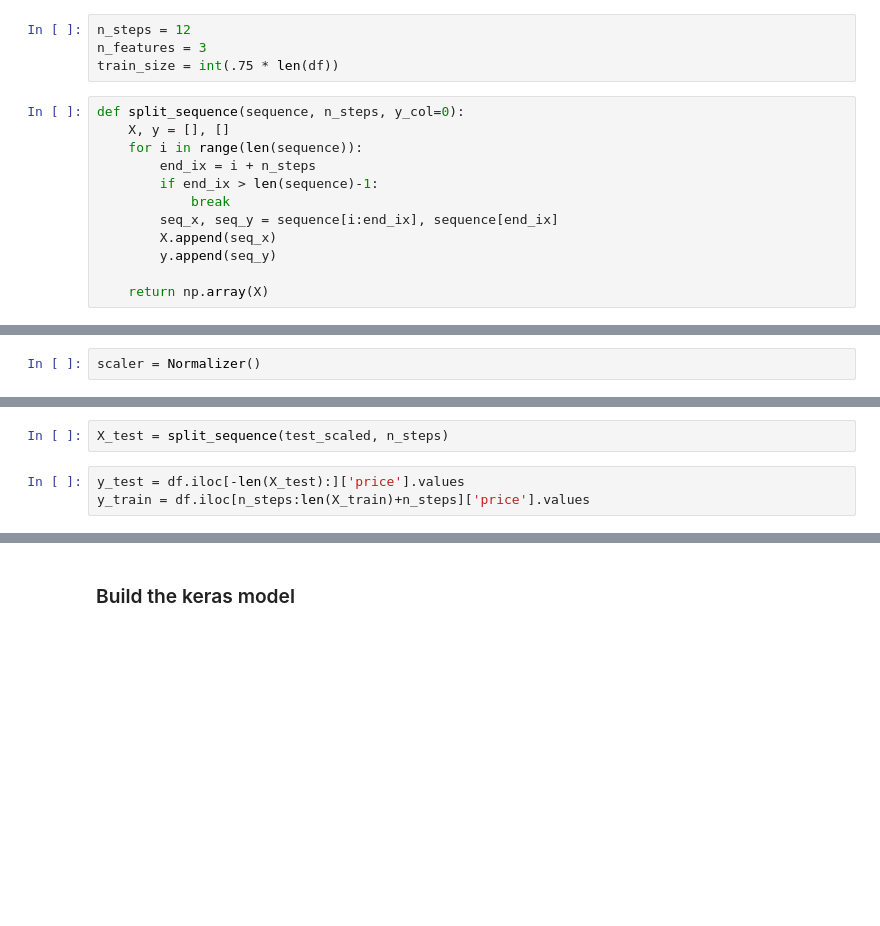
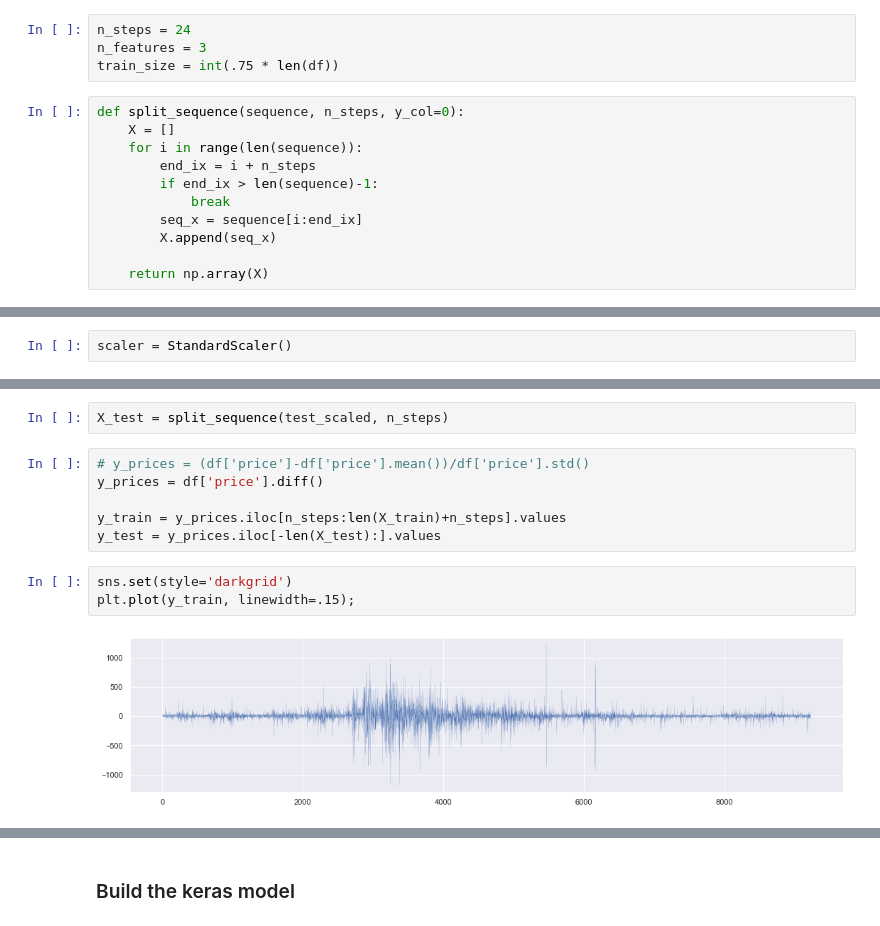
Before and after one commit to Wolfpack-Inc/data-engineering, a Jupyter notebook: machine-learning/keras-training.ipynb, the cells around one changed output, grey strips where cells are left out. Drawn from its saved outputs; the diff is of its cells as text; blank space fills up the shorter version.

```diff
--- a/machine-learning/keras-training.ipynb
+++ b/machine-learning/keras-training.ipynb
@@ -91,19 +89,18 @@ plot_timeline('n_tweets', 'price')
 # %% [markdown]
 ### Prepare training data
 # %%
-n_steps = 12
+n_steps = 24
 n_features = 3
 train_size = int(.75 * len(df))
 # %%
 def split_sequence(sequence, n_steps, y_col=0):
-    X, y = [], []
+    X = []
     for i in range(len(sequence)):
         end_ix = i + n_steps
         if end_ix > len(sequence)-1:
             break
-        seq_x, seq_y = sequence[i:end_ix], sequence[end_ix]
+        seq_x = sequence[i:end_ix]
         X.append(seq_x)
-        y.append(seq_y)
 
     return np.array(X)
 # %% [markdown]
@@ -123,7 +120,7 @@ test = np.stack([prices_test, sentiment_test, n_tweets_test], axis=1)
 # %% [markdown]
 #### Scale the data
 # %%
-scaler = Normalizer()
+scaler = StandardScaler()
 # %%
 train_scaled = scaler.fit_transform(train)
 test_scaled = scaler.transform(test)
@@ -133,9 +130,17 @@ test_scaled = scaler.transform(test)
 X_train = split_sequence(train_scaled, n_steps)
 # %%
 X_test = split_sequence(test_scaled, n_steps)
-# %%
-y_test = df.iloc[-len(X_test):]['price'].values
-y_train = df.iloc[n_steps:len(X_train)+n_steps]['price'].values
+# %%
+# y_prices = (df['price']-df['price'].mean())/df['price'].std()
+y_prices = df['price'].diff()
+
+y_train = y_prices.iloc[n_steps:len(X_train)+n_steps].values
+y_test = y_prices.iloc[-len(X_test):].values
+# %%
+sns.set(style='darkgrid')
+plt.plot(y_train, linewidth=.15);
+# %% [output]
+[figure, added]
 # %%
 X_train.shape, y_train.shape, X_test.shape, y_test.shape
 # %% [output]
```
Also changed, not shown: parts of 13 cells of this notebook, 2 other files.
